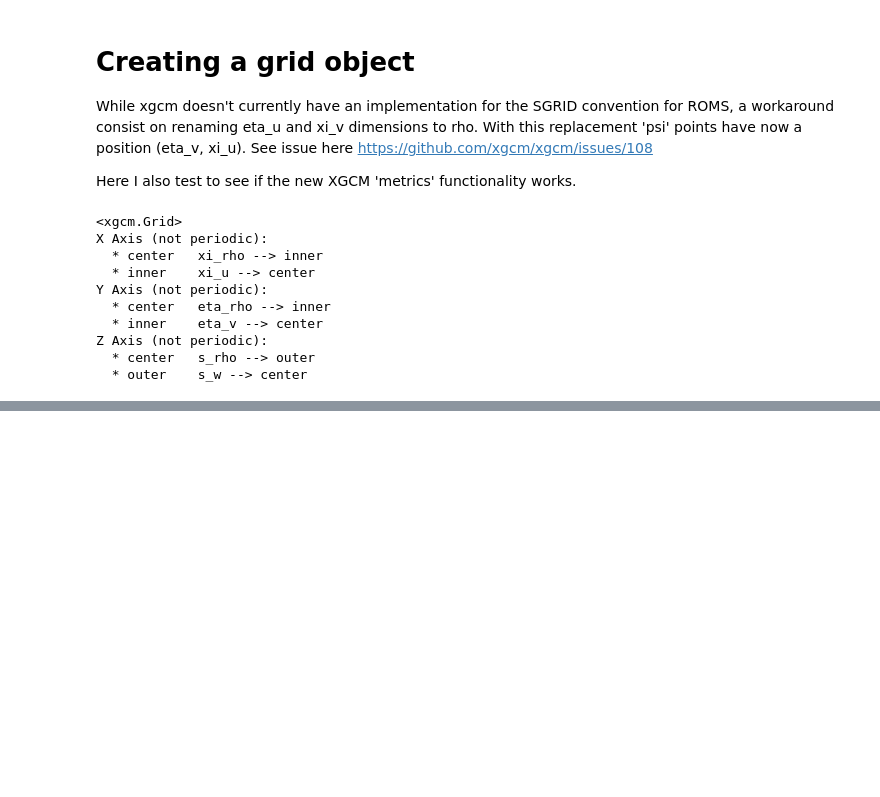
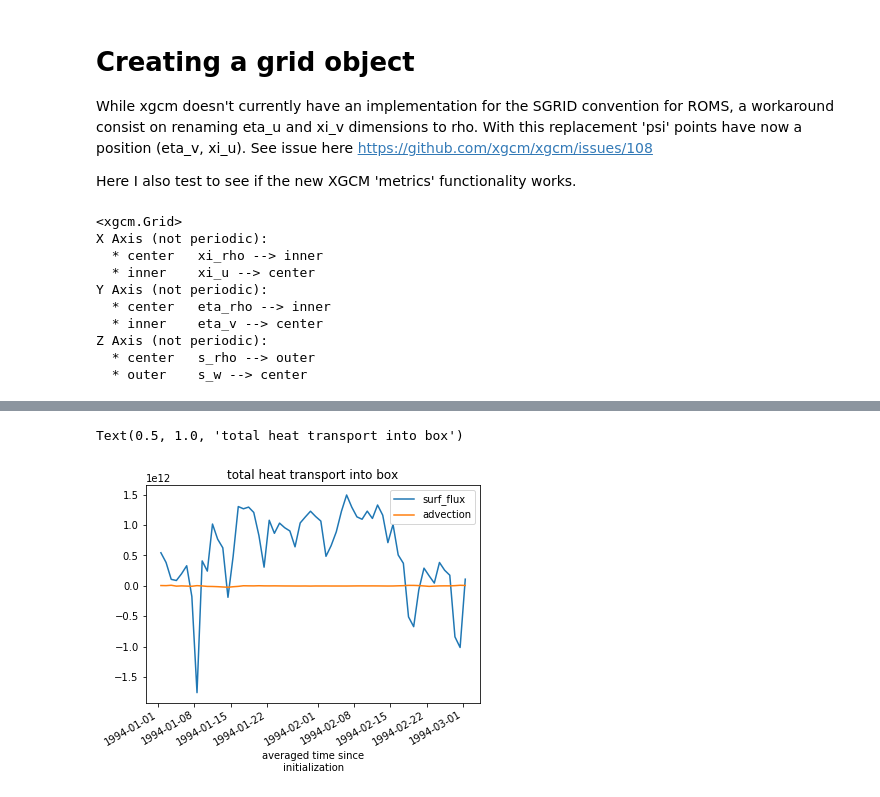
Before and after one commit to nmalan/ROMS_sandbox, a Jupyter notebook: heat_transport_budget.ipynb, the cells around one changed output, grey strips where cells are left out. Cells and saved outputs as stored; diff of their text form; code cells hidden in the pictures; blank space fills up the shorter version.

```diff
--- a/heat_transport_budget.ipynb
+++ b/heat_transport_budget.ipynb
@@ -213,0 +223,8 @@ ProgressBar().unregister()
+# %%
+tot_Q.plot(label= 'surf_flux')
+tot_heat_adv.plot(label='advection')
+plt.legend()
+plt.title('total heat transport into box')
+# %% [output]
+Text(0.5, 1.0, 'total heat transport into box')
+[figure, added]
```
Also changed, not shown: parts of 24 cells of this notebook, 2 other files.
